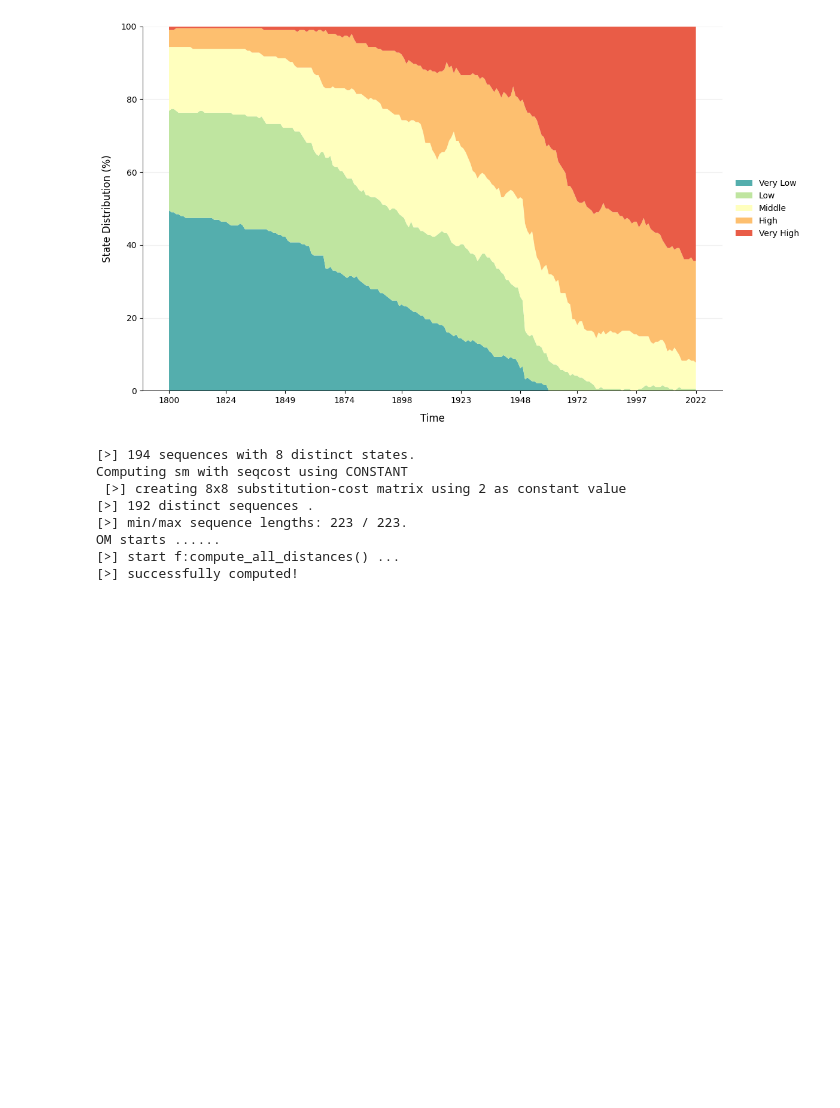
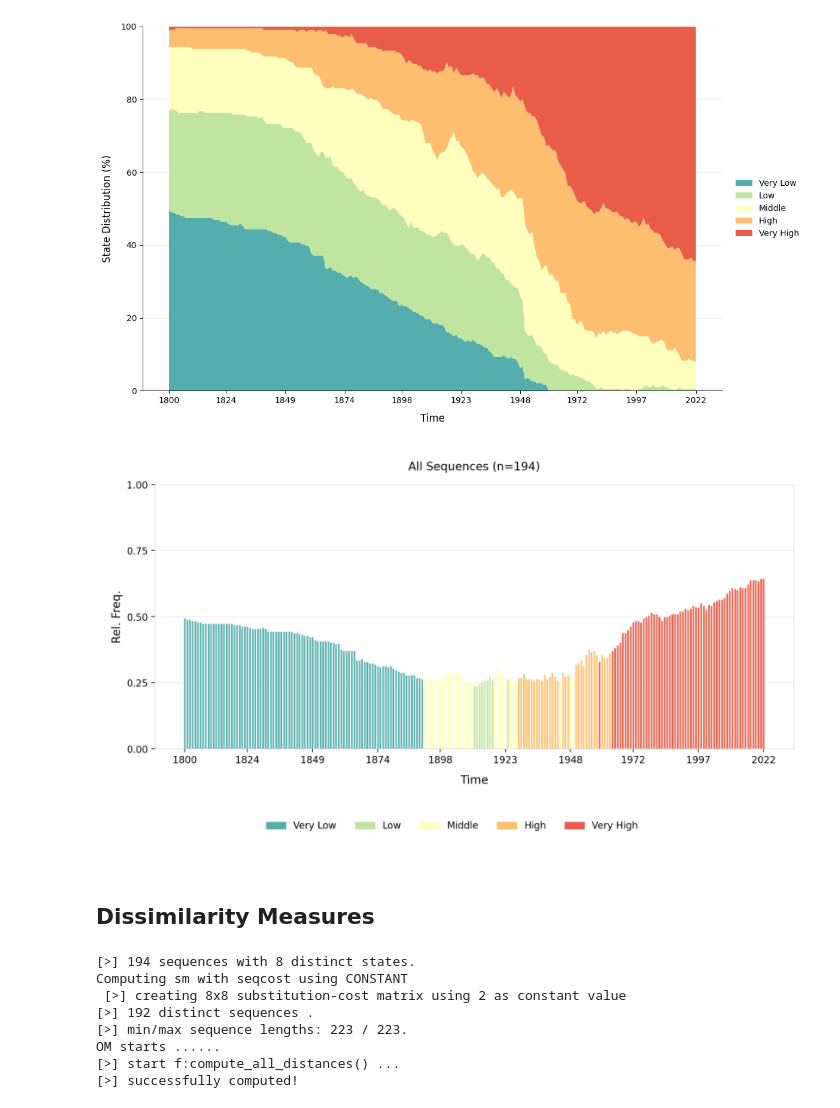
Before and after one commit to Liang-Team/Sequenzo, a Jupyter notebook: Tutorials/01_quickstart.ipynb, the cells around one changed output. Drawn from its saved outputs; the diff is of its cells as text; code cells hidden in the pictures; blank space fills up the shorter version.

Commit message:
Finished plot_modal_state and the visualization part of quickstart. Still need to explain more in the file after launching on Pypi

```diff
--- a/Tutorials/01_quickstart.ipynb
+++ b/Tutorials/01_quickstart.ipynb
@@ -167,6 +169,14 @@ from sequenzo.visualization import plot_state_distribution
 plot_state_distribution(sequence_data, save_as='state_distribution')
 # %% [output]
 [figure]
+# %%
+from sequenzo.visualization import plot_modal_state
+
+plot_modal_state(sequence_data, save_as='modal_state')
+# %% [output]
+[figure, added]
+# %% [markdown]
+## Dissimilarity Measures
 # %%
 # %% [output]
 [>] 194 sequences with 8 distinct states.
```
Also changed, not shown: parts of 2 cells of this notebook, 6 other files.
